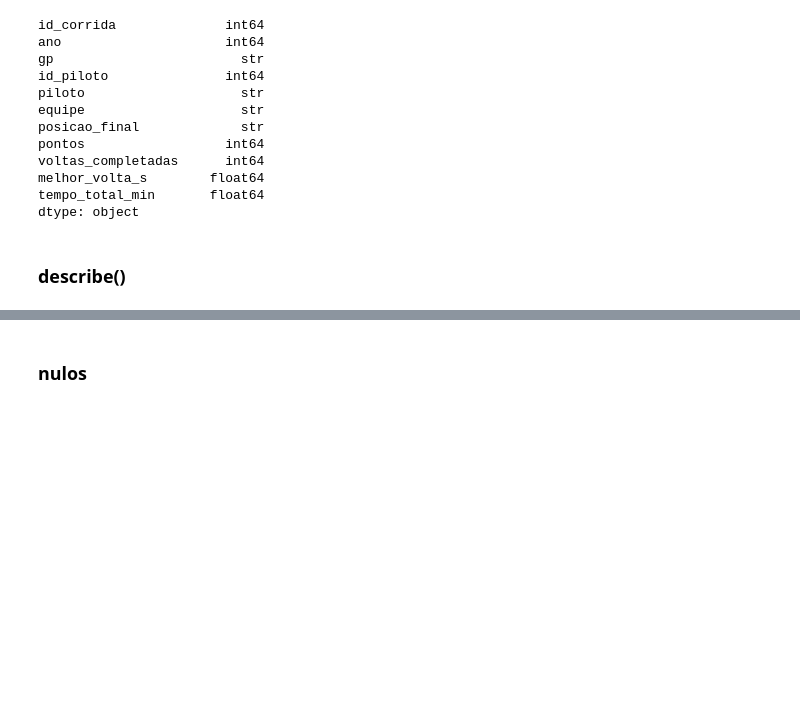
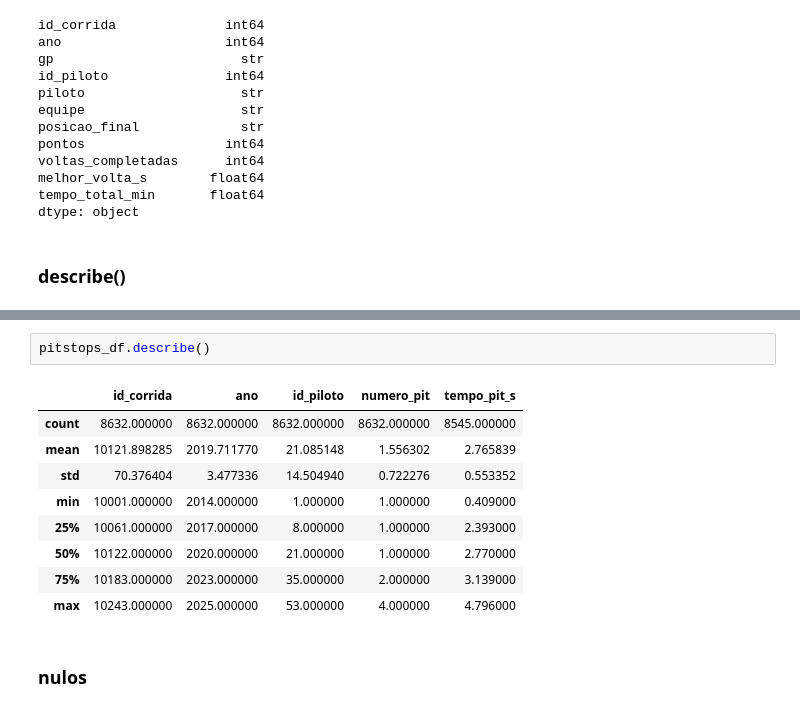
Before and after one commit to Somutt/revisao_py, a Jupyter notebook: 02_data_analysis/pandas_f1.ipynb, the cells around one changed output, grey strips where cells are left out. Cells and saved outputs as stored; diff of their text form; blank space fills up the shorter version.

```diff
--- a/02_data_analysis/pandas_f1.ipynb
+++ b/02_data_analysis/pandas_f1.ipynb
@@ -384,3 +404,15 @@ dtype: object
+# %%
+pitstops_df.describe()
+# %% [output]
+|  | id_corrida | ano | id_piloto | numero_pit | tempo_pit_s |
+| count | 8632.000000 | 8632.000000 | 8632.000000 | 8632.000000 | 8545.000000 |
+| mean | 10121.898285 | 2019.711770 | 21.085148 | 1.556302 | 2.765839 |
+| std | 70.376404 | 3.477336 | 14.504940 | 0.722276 | 0.553352 |
+| min | 10001.000000 | 2014.000000 | 1.000000 | 1.000000 | 0.409000 |
+| 25% | 10061.000000 | 2017.000000 | 8.000000 | 1.000000 | 2.393000 |
+| 50% | 10122.000000 | 2020.000000 | 21.000000 | 1.000000 | 2.770000 |
+| 75% | 10183.000000 | 2023.000000 | 35.000000 | 2.000000 | 3.139000 |
+| max | 10243.000000 | 2025.000000 | 53.000000 | 4.000000 | 4.796000 |
 # %% [markdown]
 ### nulos
 # %% [markdown]
```
Also changed, not shown: parts of 10 cells of this notebook.
